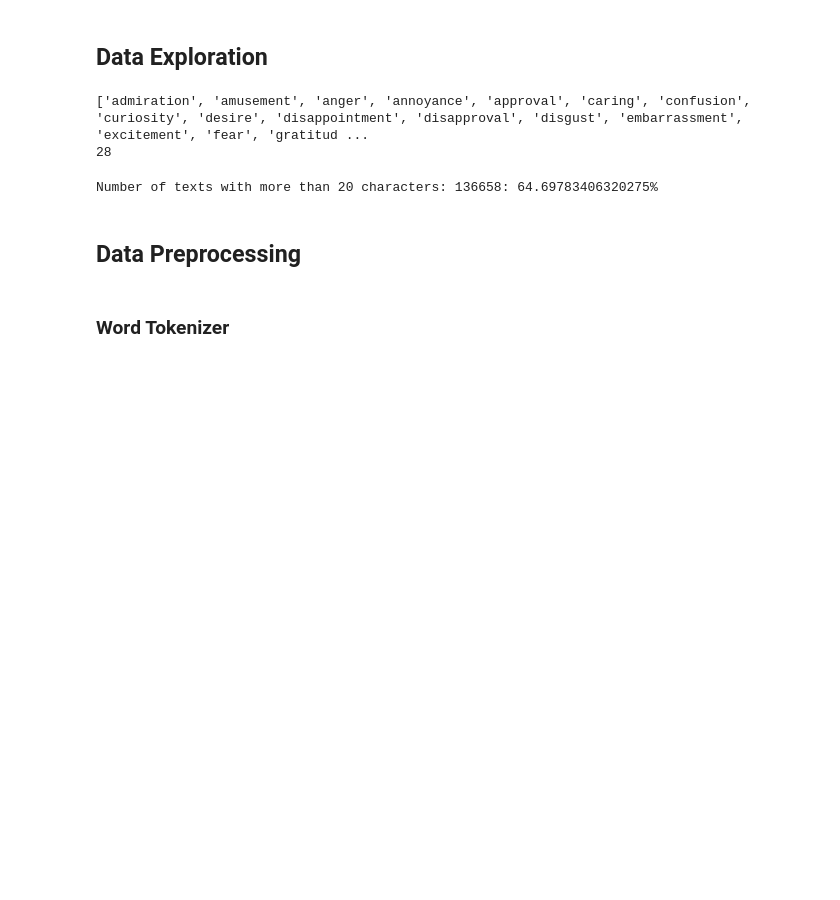
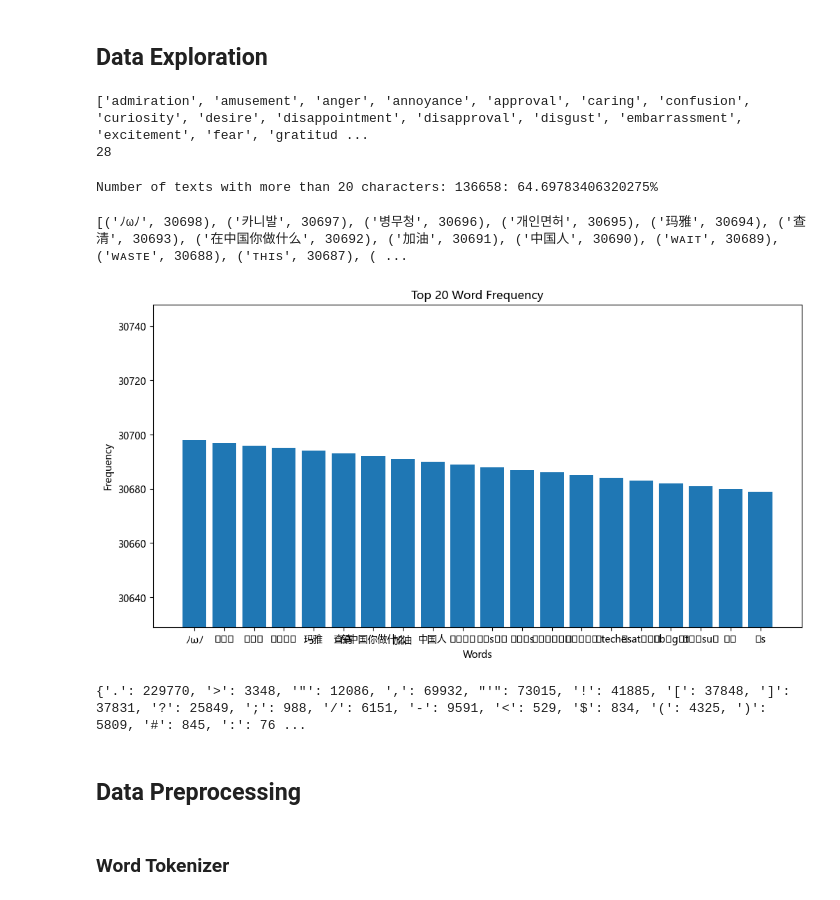
Before and after one commit to AlEXSH3N/713-Music-Emotion-System, a Jupyter notebook: 713_group_project.ipynb, the cells around one changed output. Drawn from its saved outputs; the diff is of its cells as text; code cells hidden in the pictures; blank space fills up the shorter version.

Commit message:
feat: punctuation exploration

```diff
--- a/713_group_project.ipynb
+++ b/713_group_project.ipynb
@@ -35,9 +38,10 @@ NotImplementedError: A UTF-8 locale is required. Got ANSI_X3.4-1968
 # %% [markdown]
 ## Data Loading
 # %%
-goemo1 = pd.read_csv(r'/content/drive/Shareddrives/713 Group Project/Dataset/goemotions_1.csv')
-goemo2 = pd.read_csv(r'/content/drive/Shareddrives/713 Group Project/Dataset/goemotions_2.csv')
-goemo3 = pd.read_csv(r'/content/drive/Shareddrives/713 Group Project/Dataset/goemotions_3.csv')
+# /content/drive/Shareddrives/713 Group Project/Dataset/
+goemo1 = pd.read_csv(r'goemotions_1.csv')
+goemo2 = pd.read_csv(r'goemotions_2.csv')
+goemo3 = pd.read_csv(r'goemotions_3.csv')
 geomo_all = pd.concat([goemo1, goemo2, goemo3], ignore_index=True)
 
 print(len(goemo1), len(goemo2), len(goemo3), len(geomo_all))
@@ -60,6 +64,45 @@ for text in geomo_all['text']:
 print(f"Number of texts with more than 20 characters: {no_text_more_than_20}: {no_text_more_than_20/len(geomo_all)*100}%")
 # %% [output]
 Number of texts with more than 20 characters: 136658: 64.69783406320275%
+# %%
+vec = CountVectorizer()
+X = vec.fit_transform(geomo_all['text'])
+
+words = vec.vocabulary_
+sorted_words = sorted(words.items(), key=lambda x: x[1], reverse=True)
+print(sorted_words)
+# %% [output]
+[('ﾉωﾉ', 30698), ('카니발', 30697), ('병무청', 30696), ('개인면허', 30695), ('玛雅', 30694), ('查清', 30693), ('在中国你做什么', 30692), ('加油', 30691), ('中国人', 30690), ('ᴡᴀɪᴛ', 30689), ('ᴡᴀsᴛᴇ', 30688), ('ᴛʜɪs', 30687), ( ...
+# %%
+top_20_words = sorted_words[:20]
+words, frequencies = zip(*top_20_words)
+
+plt.figure(figsize=(12, 6))
+plt.bar(words, frequencies)
+plt.xlabel('Words')
+plt.ylabel('Frequency')
+plt.title('Top 20 Word Frequency')
+plt.ylim(frequencies[-1] - 50, frequencies[0] + 50)
+plt.show()
+# %% [output]
+[figure, added]
+# %%
+def count_punctuation(text):
+    punctuations = string.punctuation
+    concatenated = " ".join(text)
+    punctuation_count = {}
+    for char in concatenated:
+        if char in punctuations:
+            if char in punctuation_count:
+                punctuation_count[char] += 1
+            else:
+                punctuation_count[char] = 1
+    return punctuation_count
+
+punctuation_count = count_punctuation(geomo_all["text"])
+print(punctuation_count)
+# %% [output]
+{'.': 229770, '>': 3348, '"': 12086, ',': 69932, "'": 73015, '!': 41885, '[': 37848, ']': 37831, '?': 25849, ';': 988, '/': 6151, '-': 9591, '<': 529, '$': 834, '(': 4325, ')': 5809, '#': 845, ':': 76 ...
 # %% [markdown]
 ## Data Preprocessing
 # %%
```
Also changed, not shown: parts of 1 cell of this notebook.
